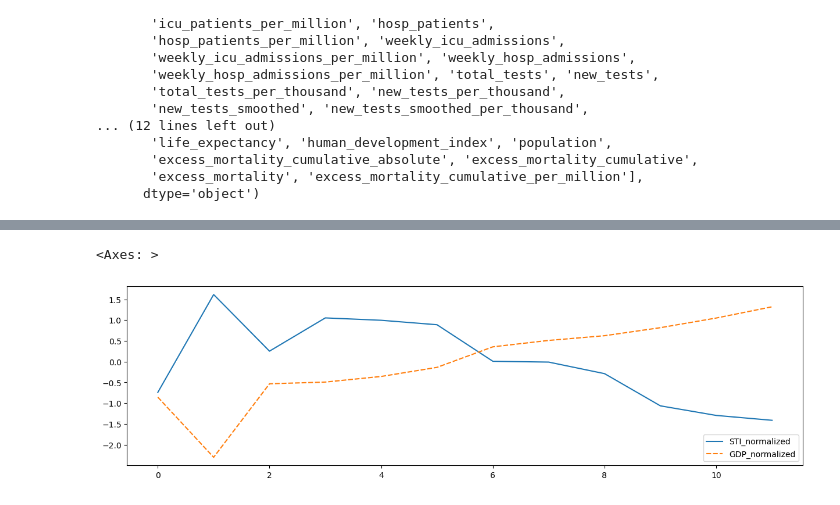
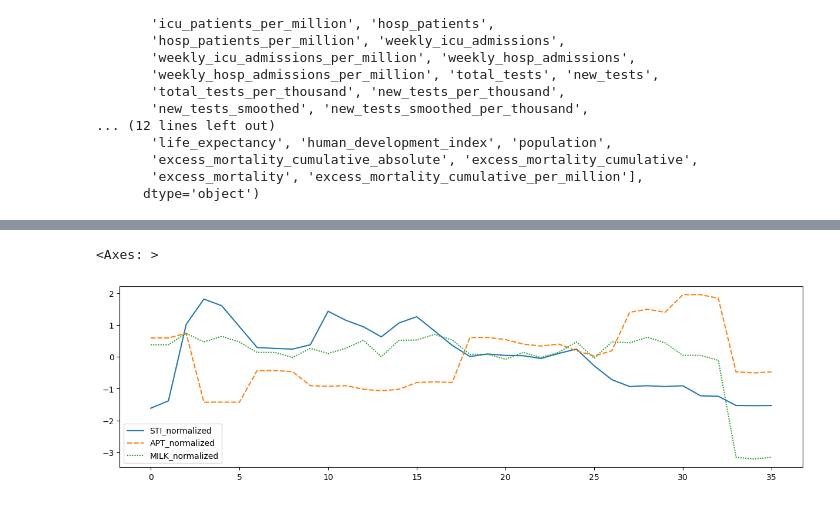
Before and after one commit to NOURDINEEEE/Projet_blanc_Dash1, a Jupyter notebook: Notebooks/France_Data.ipynb, the cells around one changed output, grey strips where cells are left out. Saved outputs shown, nothing was run; the diff lists cells and outputs as text; code cells hidden in the pictures.

```diff
--- a/Notebooks/France_Data.ipynb
+++ b/Notebooks/France_Data.ipynb
@@ -55,10 +76,11 @@ data_4 columns :  Index(['DATE', 'GDP', 'Quarter'], dtype='object')
 # %%
 data = data_2.merge(data_3, on='Quarter', how='outer')
 data = data.merge(data_4, on='Quarter', how='inner')
+data = data.merge(data_5, on='Quarter', how='inner')
+data = data.merge(data_6, on='Quarter', how='inner')
 #data = data.set_index('Quarter').join(data_4.set_index('Quarter'))
 data = data.reset_index()
 #data.DATE = pd.to_datetime(data.DATE, format='%Y%M%D')
 data = data.fillna(0)
 data.head(5)
-data.GDP.unique()
 # %% [output]
@@ -171 +176,4 @@ data_monthly['GDP_normalized'] = (data_monthly['GDP']-data_monthly['GDP'].mean()
 data_monthly['STI_normalized'] = (data_monthly['STI']-data_monthly['STI'].mean())/data_monthly['STI'].std()
+# %%
+data['APT_normalized'] = (data['APT']-data['APT'].mean())/data['APT'].std()
+data['STI_normalized'] = (data['STI']-data['STI'].mean())/data['STI'].std()
@@ -172,7 +190,14 @@ data_monthly['STI_normalized'] = (data_monthly['STI']-data_monthly['STI'].mean()
+# %%
+data['month'] = pd.PeriodIndex(data['DATE_x'], freq='M')
+data_monthly_test = data[['month', 'STI', 'APT', 'MILK']].groupby('month').agg(sum).reset_index()
+# %%
+data_monthly_test['APT_normalized'] = (data_monthly_test['APT']-data_monthly_test['APT'].mean())/data_monthly_test['APT'].std()
+data_monthly_test['STI_normalized'] = (data_monthly_test['STI']-data_monthly_test['STI'].mean())/data_monthly_test['STI'].std()
+data_monthly_test['MILK_normalized'] = (data_monthly_test['MILK']-data_monthly_test['MILK'].mean())/data_monthly_test['MILK'].std()
 # %%
 plt.figure(figsize=(15,4))
 
-sn.lineplot(data=data_monthly[['STI_normalized', 'GDP_normalized']])
+sn.lineplot(data=data_monthly_test[['STI_normalized', 'APT_normalized', 'MILK_normalized']])
 # %% [output]
 <Axes: >
-[figure, old version]
+[figure, new version]
```
Also changed, not shown: parts of 17 cells of this notebook, 5 other files.
